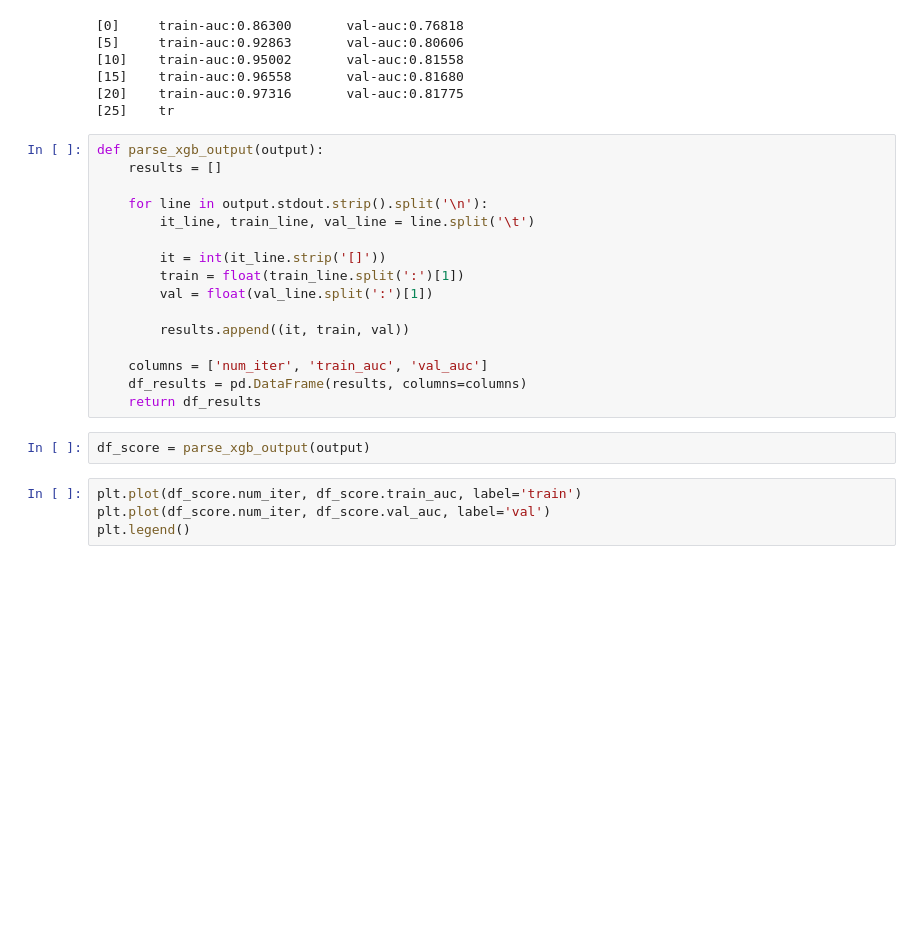
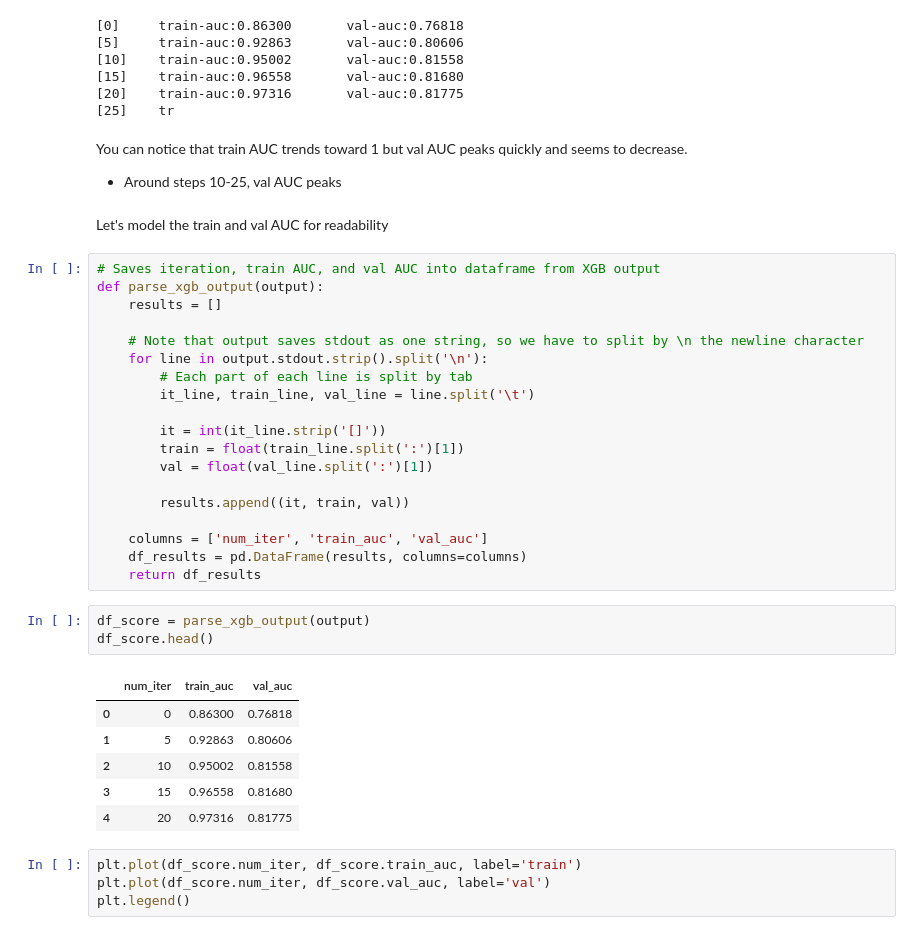
Before and after one commit to drew-two/mlbookcamp-code, a Jupyter notebook: course-zoomcamp/06-trees/notebook.ipynb, the cells around one changed output. Drawn from its saved outputs; the diff is of its cells as text; blank space fills up the shorter version.

Commit message:
Finished Week 6 notes

```diff
--- a/course-zoomcamp/06-trees/notebook.ipynb
+++ b/course-zoomcamp/06-trees/notebook.ipynb
@@ -1389,11 +1398,19 @@ print(s[:200])
 [15]    train-auc:0.96558       val-auc:0.81680
 [20]    train-auc:0.97316       val-auc:0.81775
 [25]    tr
+# %% [markdown]
+You can notice that train AUC trends toward 1 but val AUC peaks quickly and seems to decrease.
+- Around steps 10-25, val AUC peaks
+# %% [markdown]
+Let's model the train and val AUC for readability
 # %%
+# Saves iteration, train AUC, and val AUC into dataframe from XGB output
 def parse_xgb_output(output):
     results = []
 
+    # Note that output saves stdout as one string, so we have to split by \n the newline character
     for line in output.stdout.strip().split('\n'):
+        # Each part of each line is split by tab
         it_line, train_line, val_line = line.split('\t')
 
         it = int(it_line.strip('[]'))
@@ -1407,6 +1424,14 @@ def parse_xgb_output(output):
     return df_results
 # %%
 df_score = parse_xgb_output(output)
+df_score.head()
+# %% [output]
+|  | num_iter | train_auc | val_auc |
+| 0 | 0 | 0.86300 | 0.76818 |
+| 1 | 5 | 0.92863 | 0.80606 |
+| 2 | 10 | 0.95002 | 0.81558 |
+| 3 | 15 | 0.96558 | 0.81680 |
+| 4 | 20 | 0.97316 | 0.81775 |
 # %%
 plt.plot(df_score.num_iter, df_score.train_auc, label='train')
 plt.plot(df_score.num_iter, df_score.val_auc, label='val')
```
Also changed, not shown: parts of 54 cells of this notebook.
